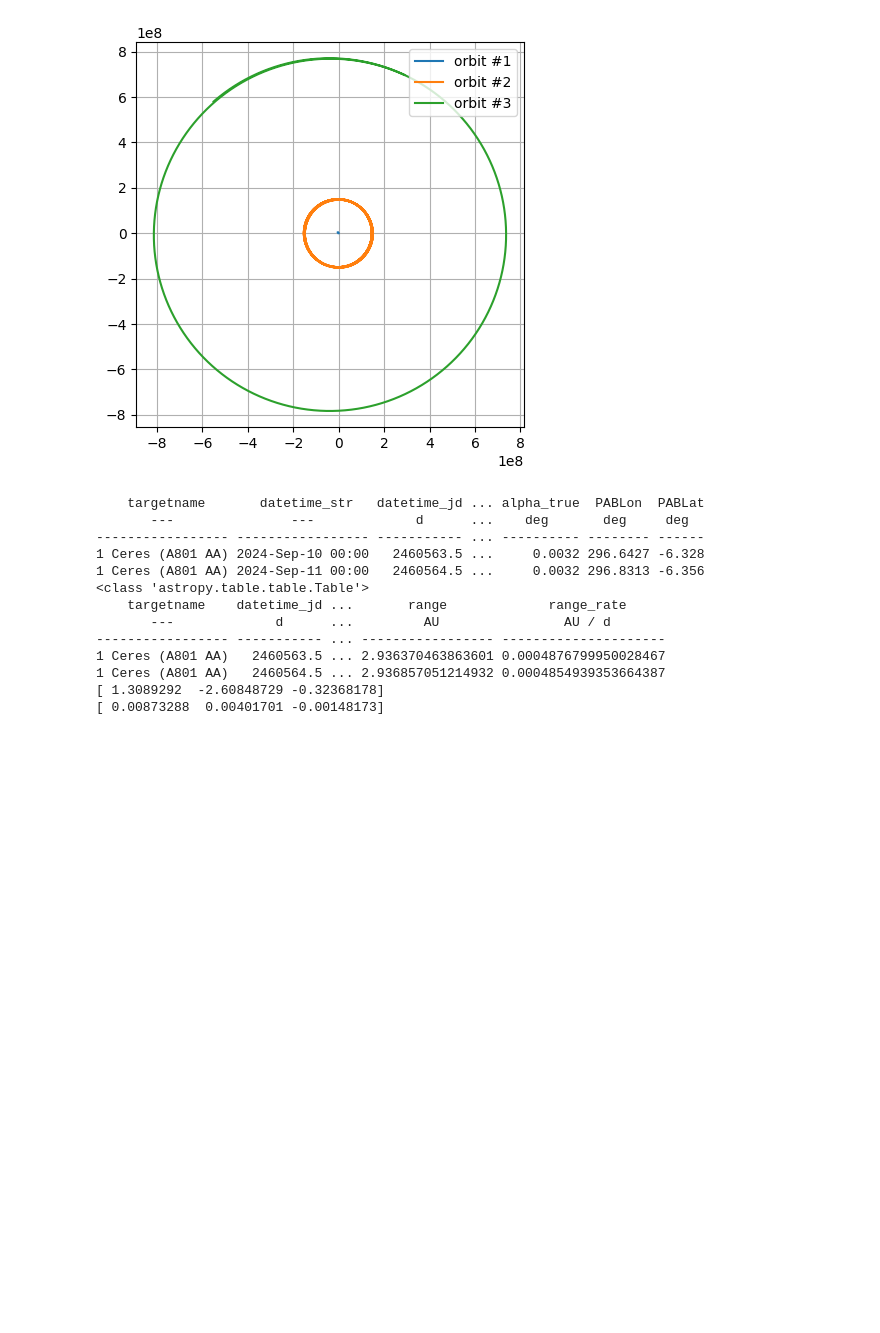
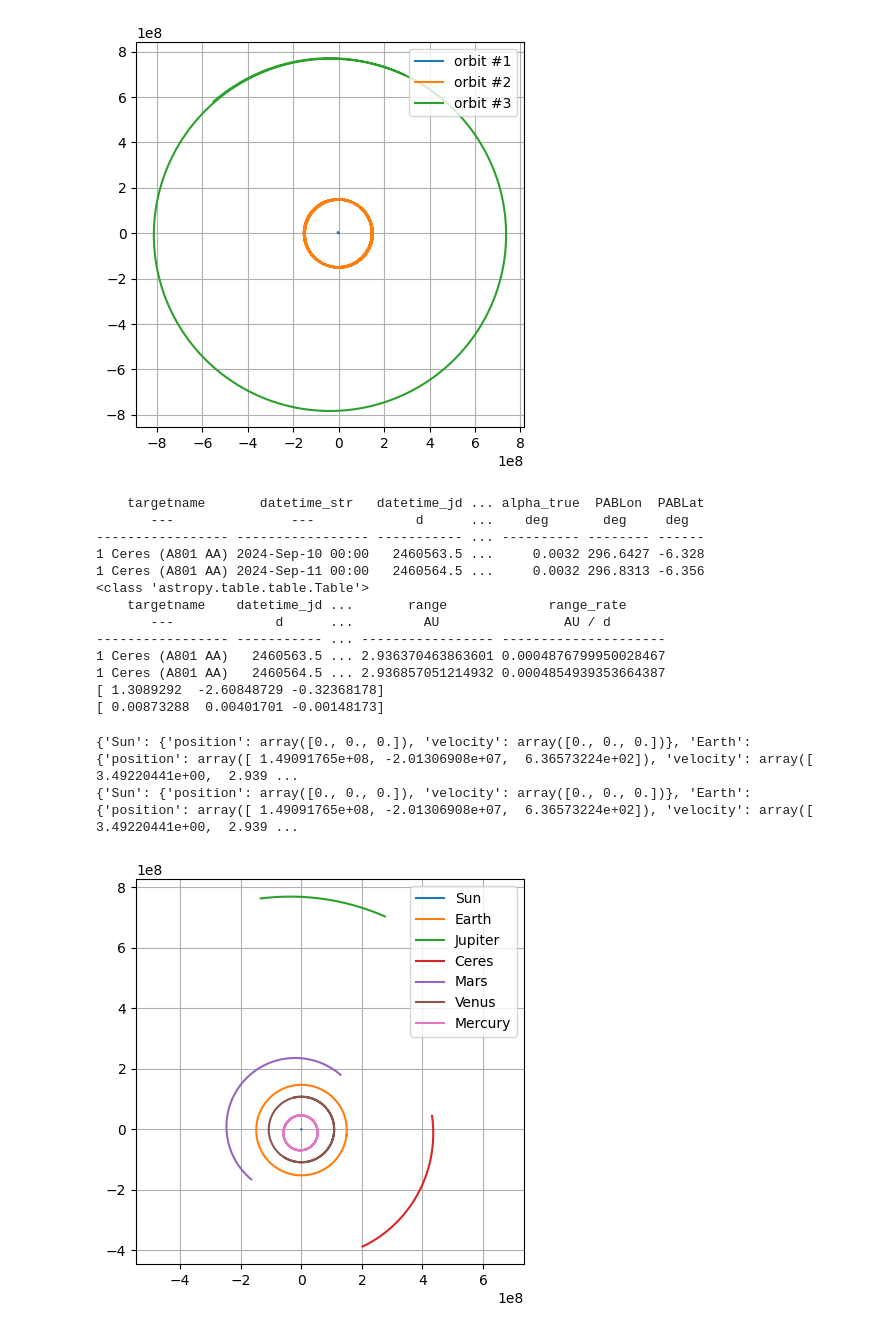
Before and after one commit to JacobASorensen/Orbital_Mechanics_Simulations, a Jupyter notebook: cplusplus/orbit_sim_with_cpp.ipynb, the cells around one changed output. Drawn from its saved outputs; the diff is of its cells as text; code cells hidden in the pictures; blank space fills up the shorter version.

Commit message:
Add basic plotting function to class, plus proper labels

```diff
--- a/cplusplus/orbit_sim_with_cpp.ipynb
+++ b/cplusplus/orbit_sim_with_cpp.ipynb
@@ -261,6 +261,7 @@ class NBodySim:
         self.data = {}  # Dictionary to store position and velocity data
         self.AU_TO_KM = 1.496e8
         self.AU_DAY_TO_KM_S = 1731.46
+        self.GRAVITY_CONSTANT = 6.67430e-20
         # Set epoch to today's date if not provided
         if epoch is None:
             today = datetime.now().strftime('%Y-%m-%d')
@@ -281,50 +282,87 @@ class NBodySim:
                 'velocity': np.array([vectors['vx'][0]*self.AU_DAY_TO_KM_S, vectors['vy'][0]*self.AU_DAY_TO_KM_S, vectors['vz'][0]*self.AU_DAY_TO_KM_S])
             }
 
+    def get_simulation_results(self):
+        return self.simulation_data
+
     def get_masses(self):
         """Return the array of masses for simulation."""
         return np.array(self.masses)
 
-    def get_simulation_data(self):
+    def get_init_data(self):
         """Return positional and velocity data for all simulants."""
         return {name: {'position': self.data[name]['position'],
                        'velocity': self.data[name]['velocity']}
                 for name in self.names}
 
-    def get_basic_sim_data(self):
+    def get_init_data_array(self):
         """Return an array containing positions and velocities for all simulants."""
         positions = []
         velocities = []
         print(self.data)
         for name in self.names:
             if name in self.data:
                 pos = self.data[name]['position']
                 vel = self.data[name]['velocity']
 
                 positions.extend(pos)
                 velocities.extend(vel)
 
         # Concatenate positions and velocities into a single array
         return np.array(velocities + positions)
 
+    def Do_Simulation(self,begin_time,end_time,time_step):
+        """Run n-body simulation from Orbit_Sim c++ code"""
+        self.simulation_data = Orbit_Sim.runge_kutta_system(self.get_init_data_array(),
+                                                            self.get_masses(),
+                                                            begin_time,
+                                                            end_time,
+                                                            time_step,
+                                                            self.GRAVITY_CONSTANT)
+
     def label_graph(self, positions):
         """Label graph with simulated positions (provided as input)."""
         for i, name in enumerate(self.names):
             print(f"Labelling {name} at position {positions[i]}")  # Placeholder for graph labeling
 
     def set_epoch(self, epoch):
         """Allow the user to update the epoch if desired."""
         self.epoch = epoch
 
+    def Basic_Graphic(self):
+        y_values = np.array(self.simulation_data[1])
+        # Static Plot
+        # plt.clf()
+        # size = len(self.masses)
+        plt.figure( figsize=(5,5) )
 
-# Initialize the system with names and masses
-# names = ['Sun', 'Earth', 'Moon']
-# masses = [1.989e30, 5.972e24, 7.342e22]  # kg
+        current = int(len(y_values[0])/2)
 
-# names = ['Sun', 'Earth', 'Moon']
-# masses = [1.989e30, 5.972e24, 7.342e22]  # kg
+        x_vals = []
+        y_vals = []
+        for x in self.names:
+            x_val = y_values[:,current]
+            x_vals.append(x_val)
+            y_val = y_values[:,current+1]
+            y_vals.append(y_val)
+            plt.plot( x_val , y_val , label = x )
+            current += 3
 
+        plt.legend()
+        plt.grid()
+        plt.axis('equal')
+        plt.show()
 
+# Create an instance of the NBodySim class
+nbody_sim = NBodySim(['Sun', 'Earth','Jupiter','Ceres','Mars','Venus','Mercury'])
 
-# for i in range(len(vectors)):
-#     print(vectors[i] - simulation_data[i])
+# Automatically uses today's date for the epoch
+nbody_sim.query_jpl()
+
+nbody_sim.Do_Simulation(0,365*24*3600,3600)
+nbody_sim.Basic_Graphic()
+# Animated_Graph(data3,len(masses2),-10**9,10**9,-10**9,10**9,8,500,"Inner Solar System")
+# %% [output]
+{'Sun': {'position': array([0., 0., 0.]), 'velocity': array([0., 0., 0.])}, 'Earth': {'position': array([ 1.49091765e+08, -2.01306908e+07,  6.36573224e+02]), 'velocity': array([ 3.49220441e+00,  2.939 ...
+{'Sun': {'position': array([0., 0., 0.]), 'velocity': array([0., 0., 0.])}, 'Earth': {'position': array([ 1.49091765e+08, -2.01306908e+07,  6.36573224e+02]), 'velocity': array([ 3.49220441e+00,  2.939 ...
+[figure, added]
```
Also changed, not shown: parts of 2 cells of this notebook.
